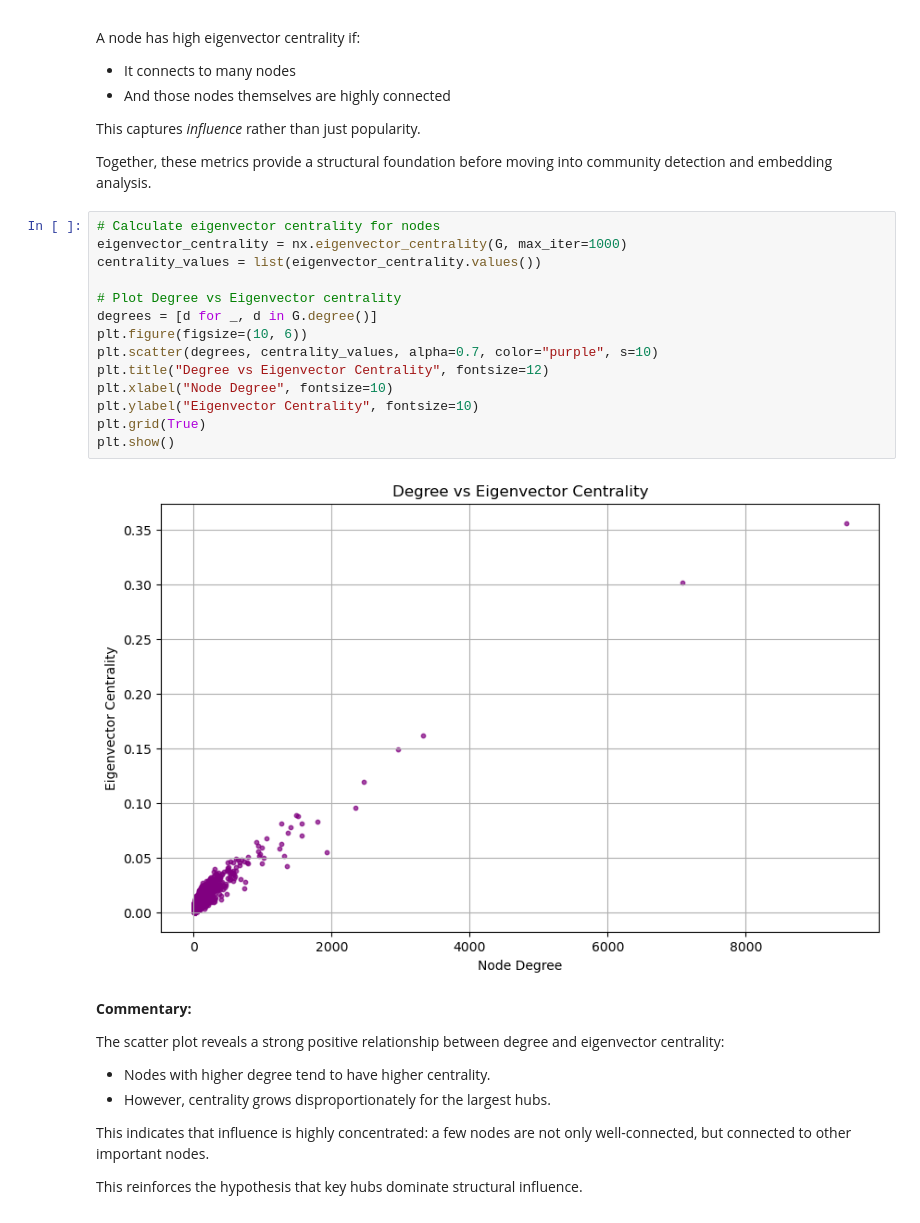
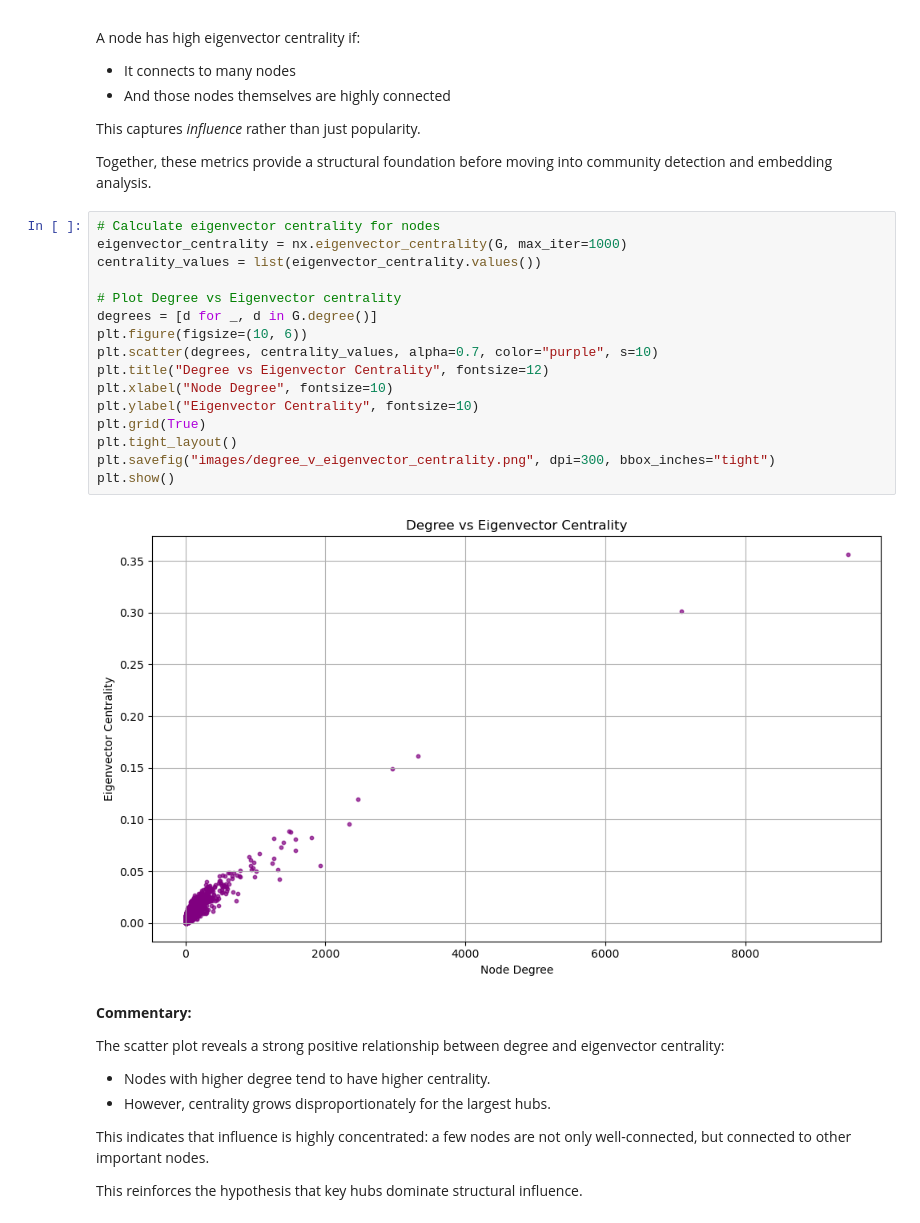
Before and after one commit to abfazal1/github-network-analysis, a Jupyter notebook: github_network_analysis.ipynb, the cells around one changed output. Saved outputs shown, nothing was run; the diff lists cells and outputs as text.

```diff
--- a/github_network_analysis.ipynb
+++ b/github_network_analysis.ipynb
@@ -289,19 +301,21 @@ Together, these metrics provide a structural foundation before moving into commu
 # %%
 # Calculate eigenvector centrality for nodes
 eigenvector_centrality = nx.eigenvector_centrality(G, max_iter=1000)
 centrality_values = list(eigenvector_centrality.values())
 
 # Plot Degree vs Eigenvector centrality
 degrees = [d for _, d in G.degree()]
 plt.figure(figsize=(10, 6))
 plt.scatter(degrees, centrality_values, alpha=0.7, color="purple", s=10)
 plt.title("Degree vs Eigenvector Centrality", fontsize=12)
 plt.xlabel("Node Degree", fontsize=10)
 plt.ylabel("Eigenvector Centrality", fontsize=10)
 plt.grid(True)
+plt.tight_layout()
+plt.savefig("images/degree_v_eigenvector_centrality.png", dpi=300, bbox_inches="tight")
 plt.show()
 # %% [output]
-[figure, old version]
+[figure, new version]
 # %% [markdown]
 **Commentary:**
 
```
Also changed, not shown: parts of 23 cells of this notebook, 13 other files.
